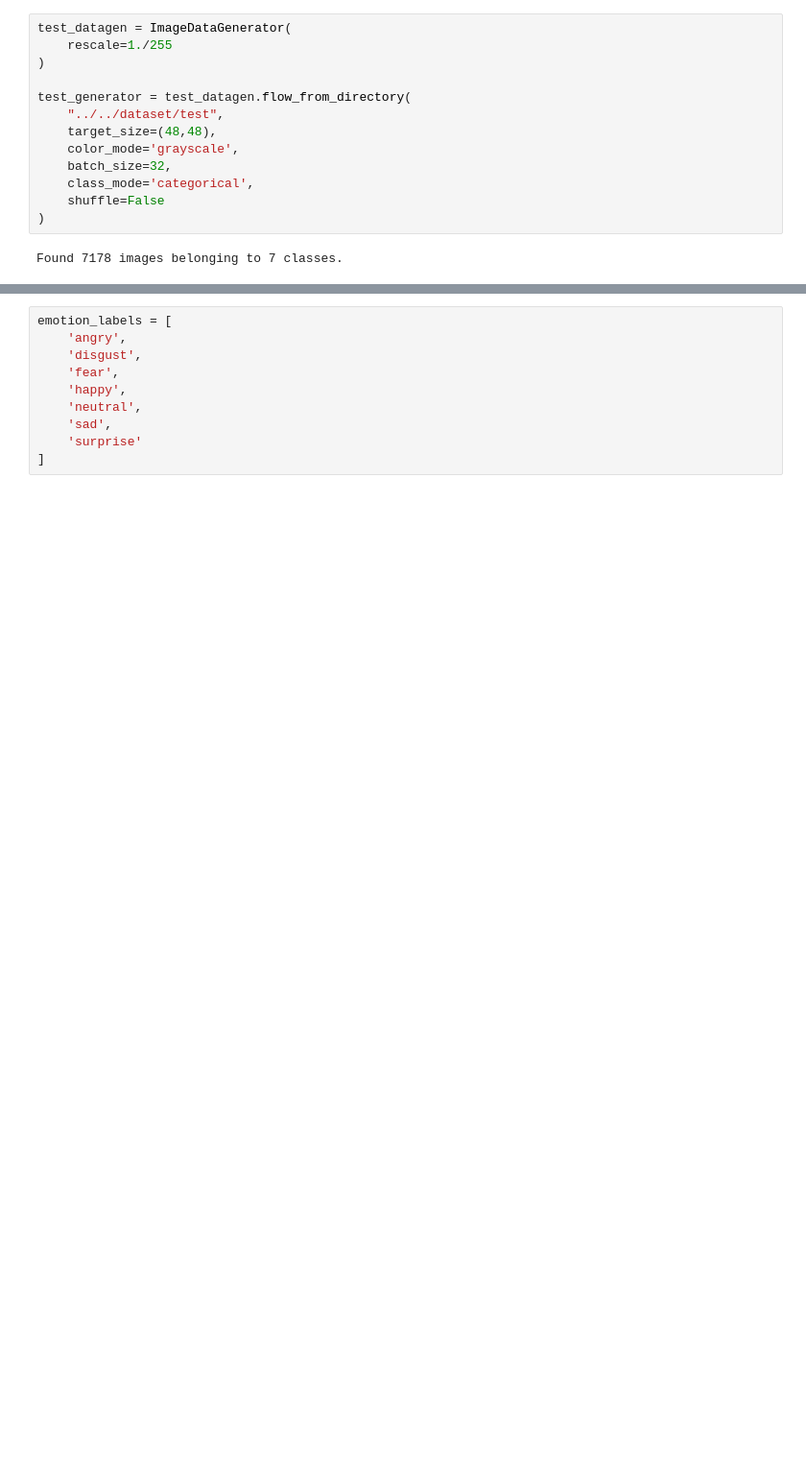
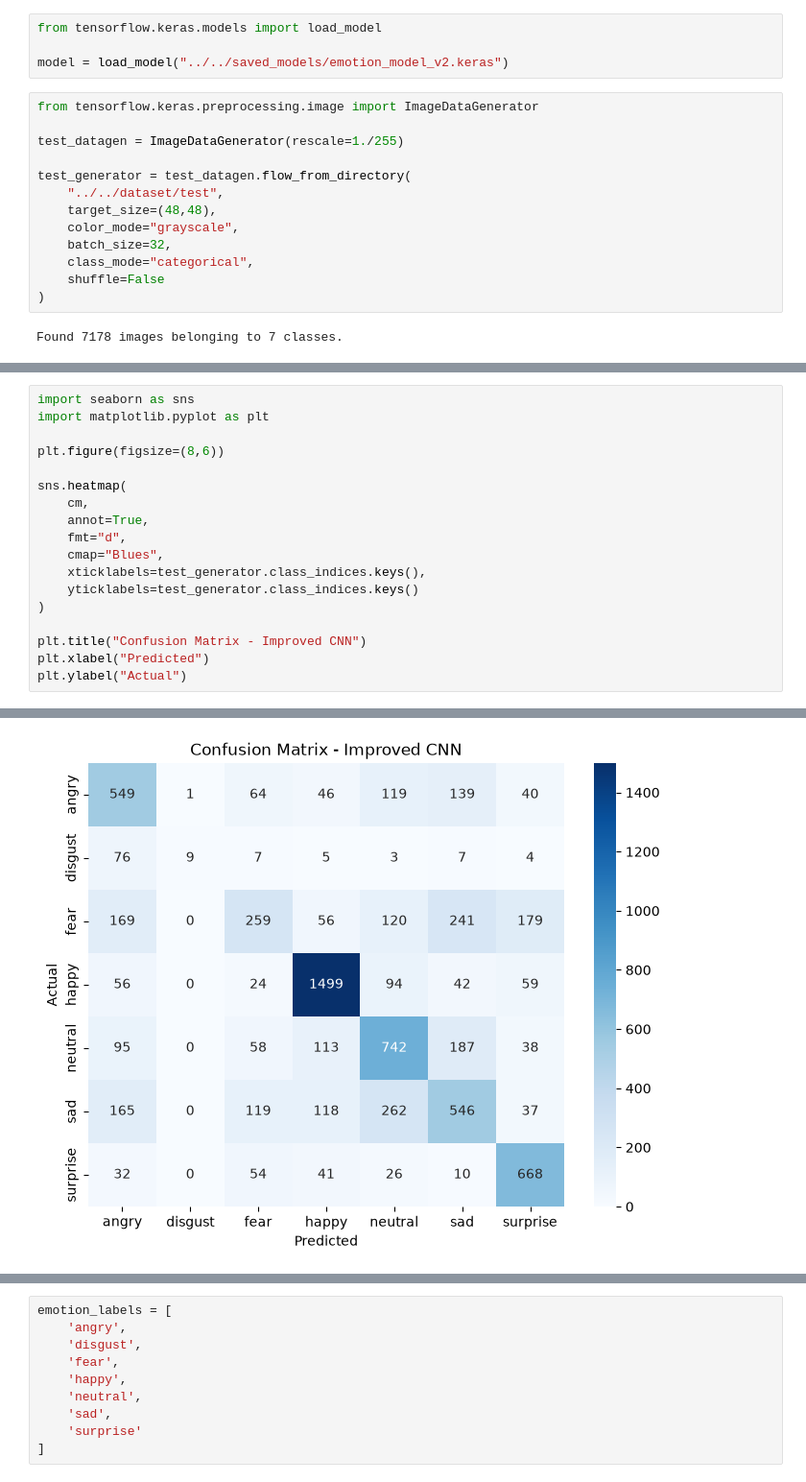
Before and after one commit to arsh241006/Emotion-AI, a Jupyter notebook: backend/notebooks/03_evaluation.ipynb, the cells around one changed output, grey strips where cells are left out. Shown at 96% size. Cells and saved outputs as stored; diff of their text form; blank space fills up the shorter version.

Commit message:
Add improved CNN model with data augmentation and evaluation

```diff
--- a/backend/notebooks/03_evaluation.ipynb
+++ b/backend/notebooks/03_evaluation.ipynb
@@ -15,14 +13,18 @@ model = load_model("../../saved_models/emotion_model.keras")
+# %%
+from tensorflow.keras.models import load_model
+
+model = load_model("../../saved_models/emotion_model_v2.keras")
 # %%
-test_datagen = ImageDataGenerator(
-    rescale=1./255
-)
+from tensorflow.keras.preprocessing.image import ImageDataGenerator
+
+test_datagen = ImageDataGenerator(rescale=1./255)
 
 test_generator = test_datagen.flow_from_directory(
     "../../dataset/test",
     target_size=(48,48),
-    color_mode='grayscale',
+    color_mode="grayscale",
     batch_size=32,
-    class_mode='categorical',
+    class_mode="categorical",
     shuffle=False
 )
 # %% [output]
@@ -36,0 +45,19 @@ y_true = test_generator.classes
+# %%
+import seaborn as sns
+import matplotlib.pyplot as plt
+
+plt.figure(figsize=(8,6))
+
+sns.heatmap(
+    cm,
+    annot=True,
+    fmt="d",
+    cmap="Blues",
+    xticklabels=test_generator.class_indices.keys(),
+    yticklabels=test_generator.class_indices.keys()
+)
+
+plt.title("Confusion Matrix - Improved CNN")
+plt.xlabel("Predicted")
+plt.ylabel("Actual")
+# %% [output]
@@ -36,0 +65 @@ y_true = test_generator.classes
+[figure, added]
```
Also changed, not shown: parts of 14 cells of this notebook, 10 other files.
